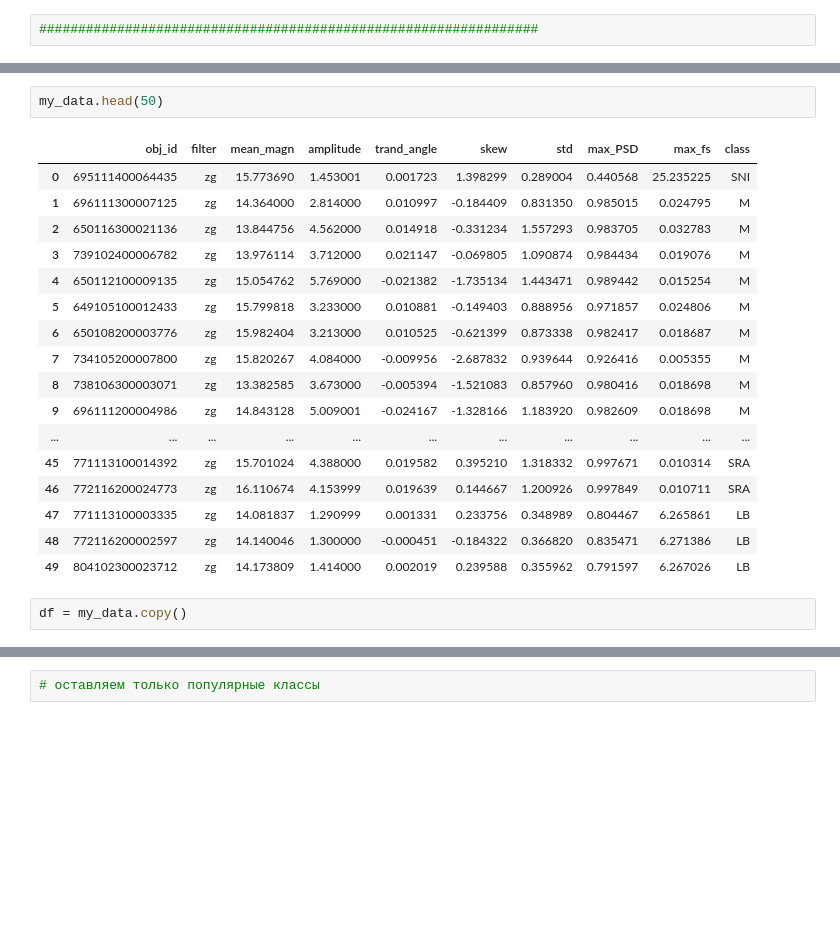
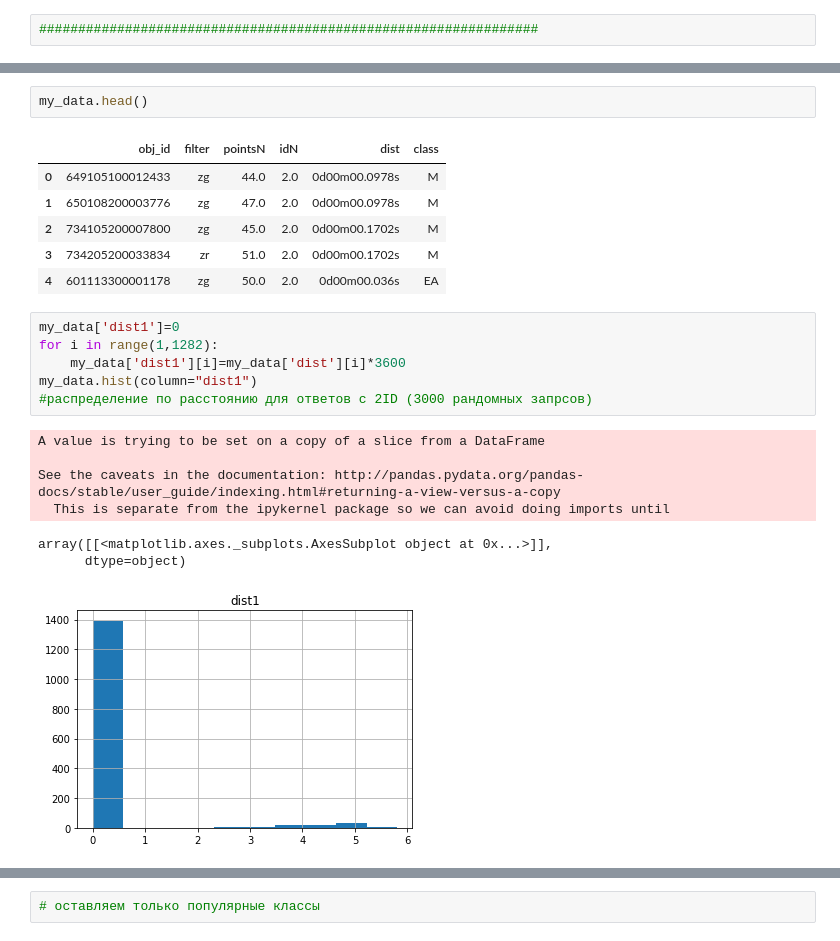
Before and after one commit to Rtut654/AstroProblems, a Jupyter notebook: Naydenkin_projectML.ipynb, the cells around one changed output, grey strips where cells are left out. Drawn from its saved outputs; the diff is of its cells as text; blank space fills up the shorter version.

```diff
--- a/Naydenkin_projectML.ipynb
+++ b/Naydenkin_projectML.ipynb
@@ -233,22 +207,23 @@ period[power.argmax()]
 # %%
-my_data.head(50)
+my_data.head()
 # %% [output]
-|  | obj_id | filter | mean_magn | amplitude | trand_angle | skew | std | max_PSD | max_fs | class |
-| 0 | 695111400064435 | zg | 15.773690 | 1.453001 | 0.001723 | 1.398299 | 0.289004 | 0.440568 | 25.235225 | SNI |
-| 1 | 696111300007125 | zg | 14.364000 | 2.814000 | 0.010997 | -0.184409 | 0.831350 | 0.985015 | 0.024795 | M |
-| 2 | 650116300021136 | zg | 13.844756 | 4.562000 | 0.014918 | -0.331234 | 1.557293 | 0.983705 | 0.032783 | M |
-| 3 | 739102400006782 | zg | 13.976114 | 3.712000 | 0.021147 | -0.069805 | 1.090874 | 0.984434 | 0.019076 | M |
-| 4 | 650112100009135 | zg | 15.054762 | 5.769000 | -0.021382 | -1.735134 | 1.443471 | 0.989442 | 0.015254 | M |
-| 5 | 649105100012433 | zg | 15.799818 | 3.233000 | 0.010881 | -0.149403 | 0.888956 | 0.971857 | 0.024806 | M |
-| 6 | 650108200003776 | zg | 15.982404 | 3.213000 | 0.010525 | -0.621399 | 0.873338 | 0.982417 | 0.018687 | M |
-| 7 | 734105200007800 | zg | 15.820267 | 4.084000 | -0.009956 | -2.687832 | 0.939644 | 0.926416 | 0.005355 | M |
-| 8 | 738106300003071 | zg | 13.382585 | 3.673000 | -0.005394 | -1.521083 | 0.857960 | 0.980416 | 0.018698 | M |
-| 9 | 696111200004986 | zg | 14.843128 | 5.009001 | -0.024167 | -1.328166 | 1.183920 | 0.982609 | 0.018698 | M |
-| ... | ... | ... | ... | ... | ... | ... | ... | ... | ... | ... |
-| 45 | 771113100014392 | zg | 15.701024 | 4.388000 | 0.019582 | 0.395210 | 1.318332 | 0.997671 | 0.010314 | SRA |
-| 46 | 772116200024773 | zg | 16.110674 | 4.153999 | 0.019639 | 0.144667 | 1.200926 | 0.997849 | 0.010711 | SRA |
-| 47 | 771113100003335 | zg | 14.081837 | 1.290999 | 0.001331 | 0.233756 | 0.348989 | 0.804467 | 6.265861 | LB |
-| 48 | 772116200002597 | zg | 14.140046 | 1.300000 | -0.000451 | -0.184322 | 0.366820 | 0.835471 | 6.271386 | LB |
-| 49 | 804102300023712 | zg | 14.173809 | 1.414000 | 0.002019 | 0.239588 | 0.355962 | 0.791597 | 6.267026 | LB |
+|  | obj_id | filter | pointsN | idN | dist | class |
+| 0 | 649105100012433 | zg | 44.0 | 2.0 | 0d00m00.0978s | M |
+| 1 | 650108200003776 | zg | 47.0 | 2.0 | 0d00m00.0978s | M |
+| 2 | 734105200007800 | zg | 45.0 | 2.0 | 0d00m00.1702s | M |
+| 3 | 734205200033834 | zr | 51.0 | 2.0 | 0d00m00.1702s | M |
+| 4 | 601113300001178 | zg | 50.0 | 2.0 | 0d00m00.036s | EA |
-# %%
-df = my_data.copy()
+# %%
+my_data['dist1']=0
+for i in range(1,1282):
+    my_data['dist1'][i]=my_data['dist'][i]*3600
+my_data.hist(column="dist1")
+#распределение по расстоянию для ответов с 2ID (3000 рандомных запрсов)
+# %% [output]
+A value is trying to be set on a copy of a slice from a DataFrame
+
+See the caveats in the documentation: http://pandas.pydata.org/pandas-docs/stable/user_guide/indexing.html#returning-a-view-versus-a-copy
+  This is separate from the ipykernel package so we can avoid doing imports until
+array([[<matplotlib.axes._subplots.AxesSubplot object at 0x...>]],
+      dtype=object)
+[figure, added]
```
Also changed, not shown: parts of 24 cells of this notebook.
